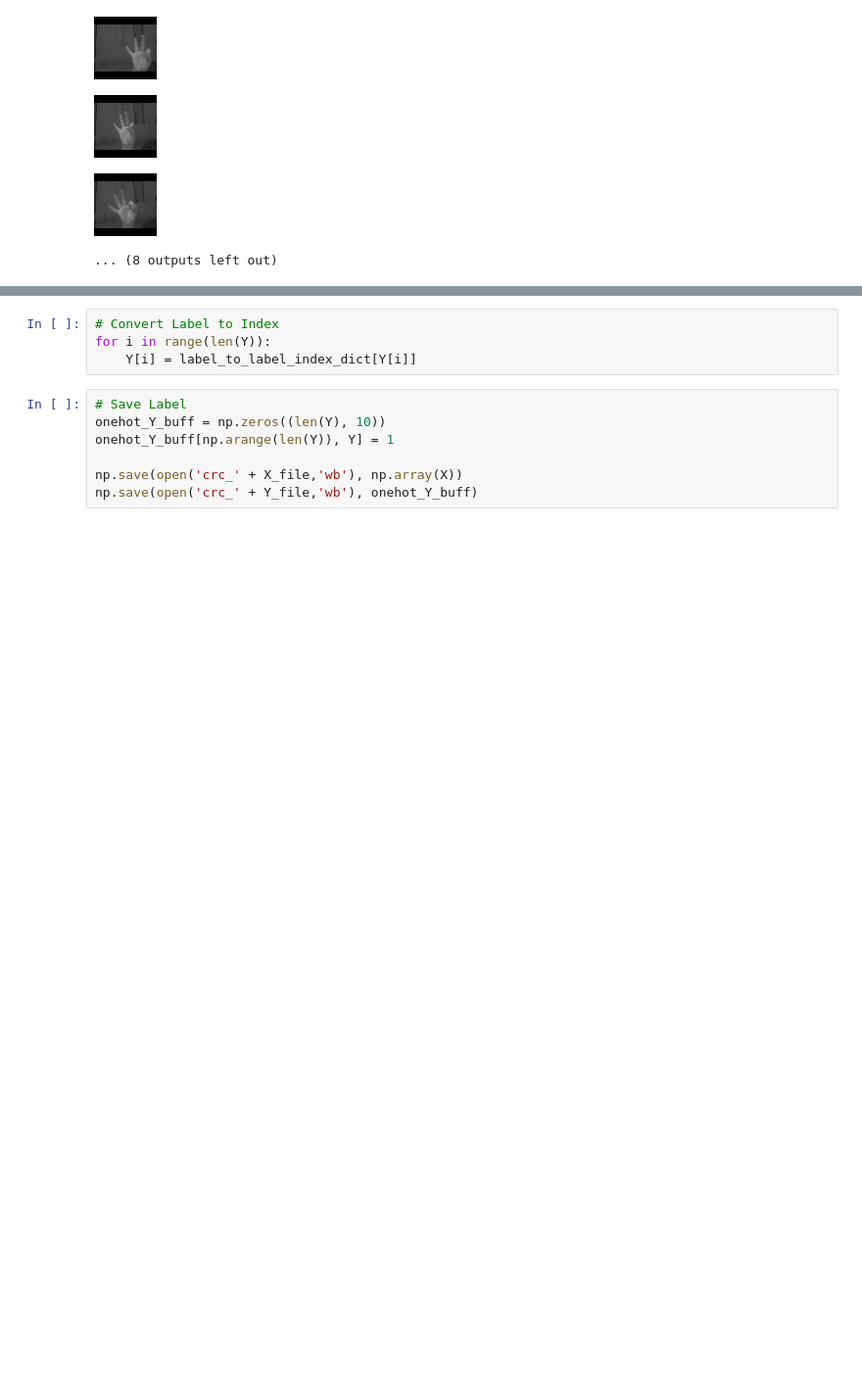
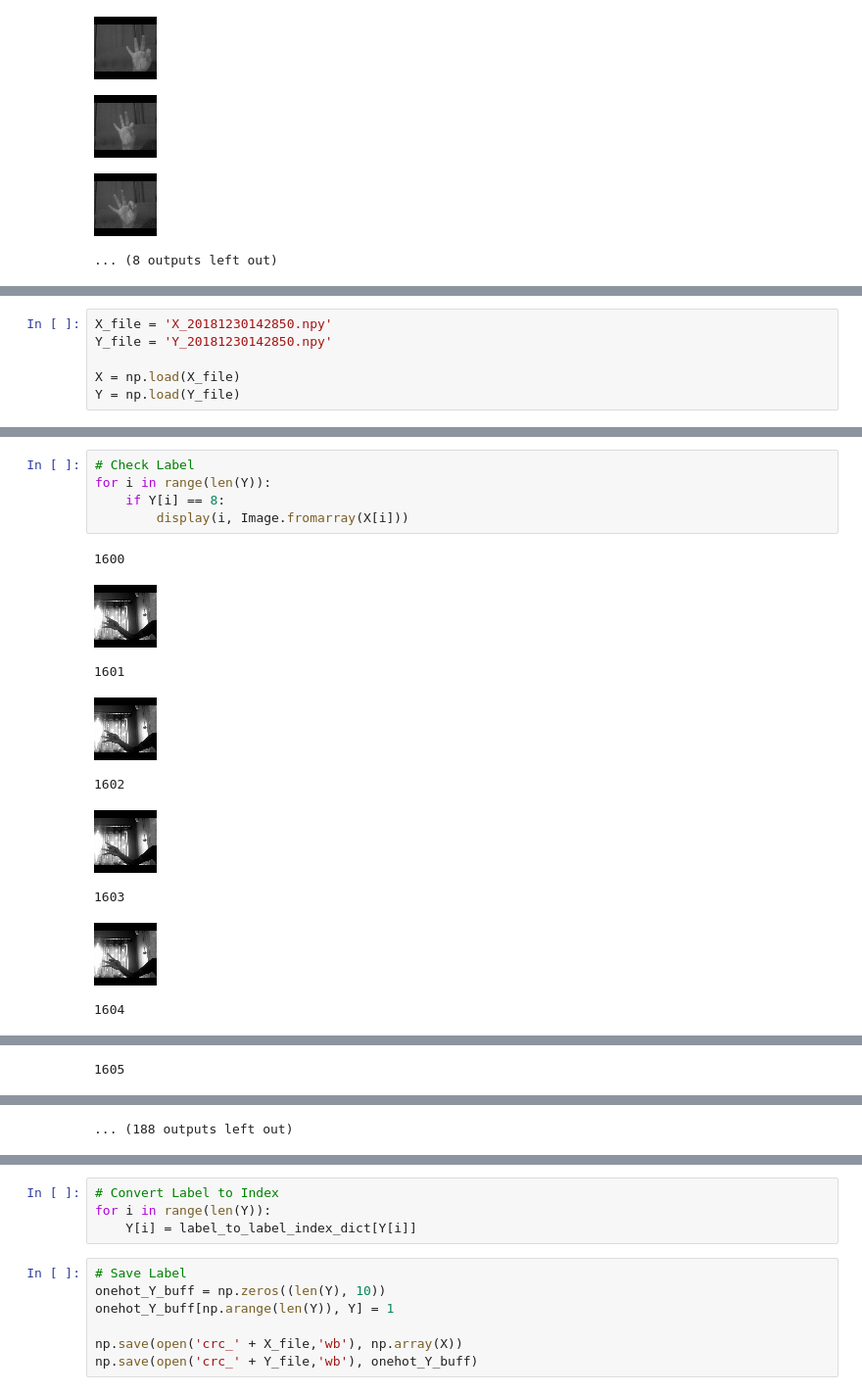
Before and after one commit to coalaroot/Pytorch-challenge-side-project, a Jupyter notebook: label_correction.ipynb, the cells around one changed output, grey strips where cells are left out. Shown at 98% size. Drawn from its saved outputs; the diff is of its cells as text; blank space fills up the shorter version.

```diff
--- a/label_correction.ipynb
+++ b/label_correction.ipynb
@@ -385,0 +403,6 @@ for i in range(len(Y)):
+# %%
+X_file = 'X_20181230142850.npy'
+Y_file = 'Y_20181230142850.npy'
+
+X = np.load(X_file)
+Y = np.load(Y_file)
@@ -385,0 +429,15 @@ for i in range(len(Y)):
+# %%
+# Check Label
+for i in range(len(Y)):
+    if Y[i] == 8:
+        display(i, Image.fromarray(X[i]))
+# %% [output]
+1600
+[figure, added]
+1601
+[figure, added]
+1602
+[figure, added]
+1603
+[figure, added]
+1604
@@ -385,0 +445 @@ for i in range(len(Y)):
+1605
@@ -386,2 +447,3 @@ for i in range(len(Y)):
+... (188 outputs left out)
 # %%
 # Fix Label
```
Also changed, not shown: parts of 14 cells of this notebook, 2 other files.
